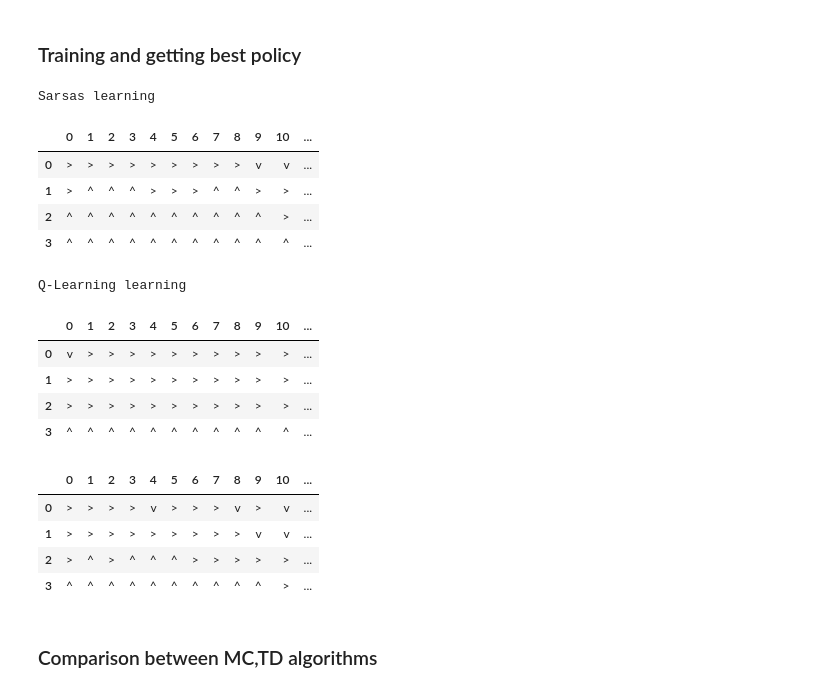
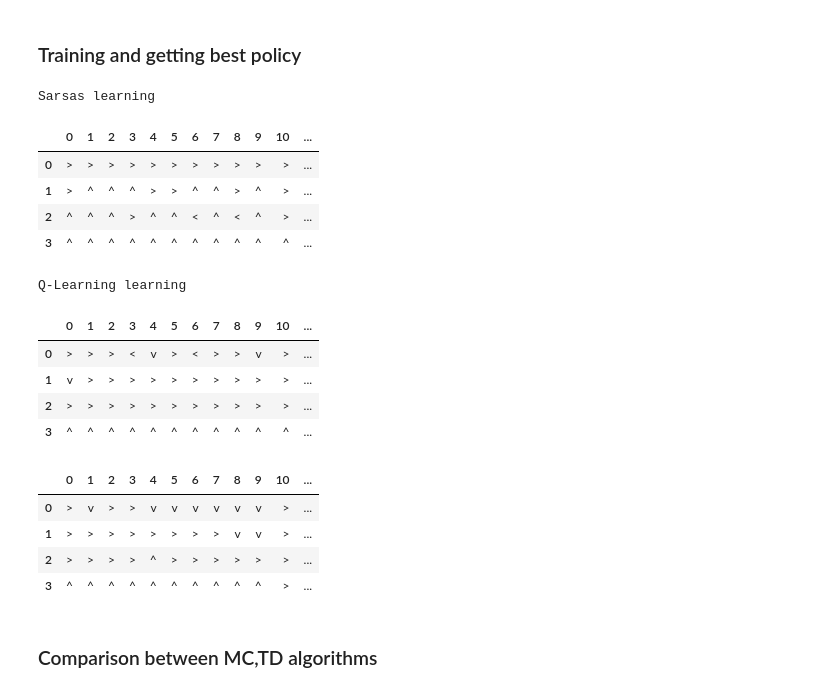
Before and after one commit to Db-Lau/Reinforcement-Learning-Course, a Jupyter notebook: MC_TD.ipynb, the cells around one changed output. Cells and saved outputs as stored; diff of their text form; code cells hidden in the pictures.

```diff
--- a/MC_TD.ipynb
+++ b/MC_TD.ipynb
@@ -199,44 +199,47 @@ class MonteCarlo:
 ### Training and getting best policy
 # %%
 #create a sarsa agent object
-s1 = Sarsa()
+s1 = Sarsa(epsilon=0.01)
 #learning
-Q, total_optimal_rewards_sarsa = s1.learning()
+Q, returns_s_0_01 = s1.learning()
+returns_s_0_01 = returns_s_0_01/100
 #best policy after learning
 s1.best_policy(Q)
 # %% [output]
 Sarsas learning
 |  | 0 | 1 | 2 | 3 | 4 | 5 | 6 | 7 | 8 | 9 | 10 | ... |
-| 0 | > | > | > | > | > | > | > | > | > | v | v | ... |
-| 1 | > | ^ | ^ | ^ | > | > | > | ^ | ^ | > | > | ... |
-| 2 | ^ | ^ | ^ | ^ | ^ | ^ | ^ | ^ | ^ | ^ | > | ... |
+| 0 | > | > | > | > | > | > | > | > | > | > | > | ... |
+| 1 | > | ^ | ^ | ^ | > | > | ^ | ^ | > | ^ | > | ... |
+| 2 | ^ | ^ | ^ | > | ^ | ^ | < | ^ | < | ^ | > | ... |
 | 3 | ^ | ^ | ^ | ^ | ^ | ^ | ^ | ^ | ^ | ^ | ^ | ... |
 # %%
 #create a Q-learning agent object
-q1 = Q_Learning()
+q1 = Q_Learning(epsilon=0.01)
 #learning
-Q, total_optimal_rewards_q = q1.learning()
+Q, returns_q_0_01 = q1.learning()
+returns_q_0_01 = returns_q_0_01/100
 #best policy after learning
 q1.best_policy(Q)
 # %% [output]
 Q-Learning learning
 |  | 0 | 1 | 2 | 3 | 4 | 5 | 6 | 7 | 8 | 9 | 10 | ... |
-| 0 | v | > | > | > | > | > | > | > | > | > | > | ... |
-| 1 | > | > | > | > | > | > | > | > | > | > | > | ... |
+| 0 | > | > | > | < | v | > | < | > | > | v | > | ... |
+| 1 | v | > | > | > | > | > | > | > | > | > | > | ... |
 | 2 | > | > | > | > | > | > | > | > | > | > | > | ... |
 | 3 | ^ | ^ | ^ | ^ | ^ | ^ | ^ | ^ | ^ | ^ | ^ | ... |
 # %%
 #create a MC agent object
-m1 = MonteCarlo()
+m1 = MonteCarlo(epsilon=0.01)
 #learning
-Q, total_optimal_rewards_m = m1.learning()
+Q, returns_m_0_01 = m1.learning()
+returns_m_0_01 = returns_m_0_01/100
 #best policy after learning
 m1.best_policy(Q)
 # %% [output]
 |  | 0 | 1 | 2 | 3 | 4 | 5 | 6 | 7 | 8 | 9 | 10 | ... |
-| 0 | > | > | > | > | v | > | > | > | v | > | v | ... |
-| 1 | > | > | > | > | > | > | > | > | > | v | v | ... |
-| 2 | > | ^ | > | ^ | ^ | ^ | > | > | > | > | > | ... |
+| 0 | > | v | > | > | v | v | v | v | v | v | > | ... |
+| 1 | > | > | > | > | > | > | > | > | v | v | > | ... |
+| 2 | > | > | > | > | ^ | > | > | > | > | > | > | ... |
 | 3 | ^ | ^ | ^ | ^ | ^ | ^ | ^ | ^ | ^ | ^ | > | ... |
 # %% [markdown]
 ### Comparison between MC,TD algorithms
```
Also changed, not shown: parts of 2 cells of this notebook.
